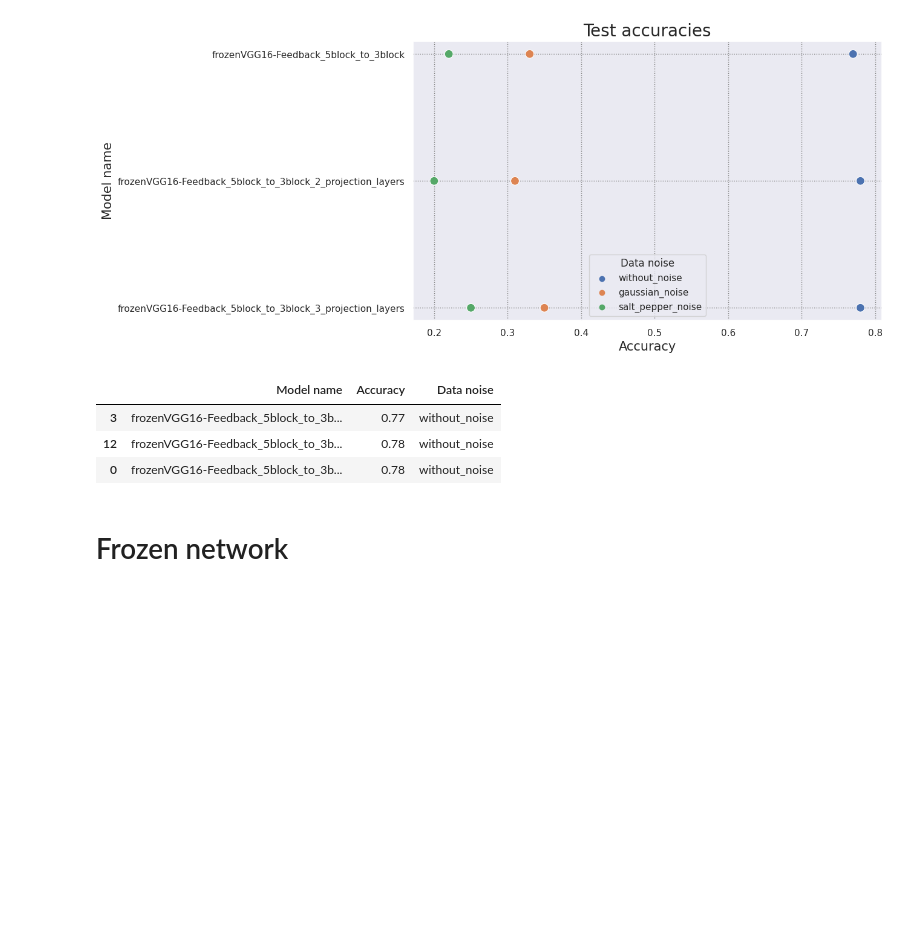
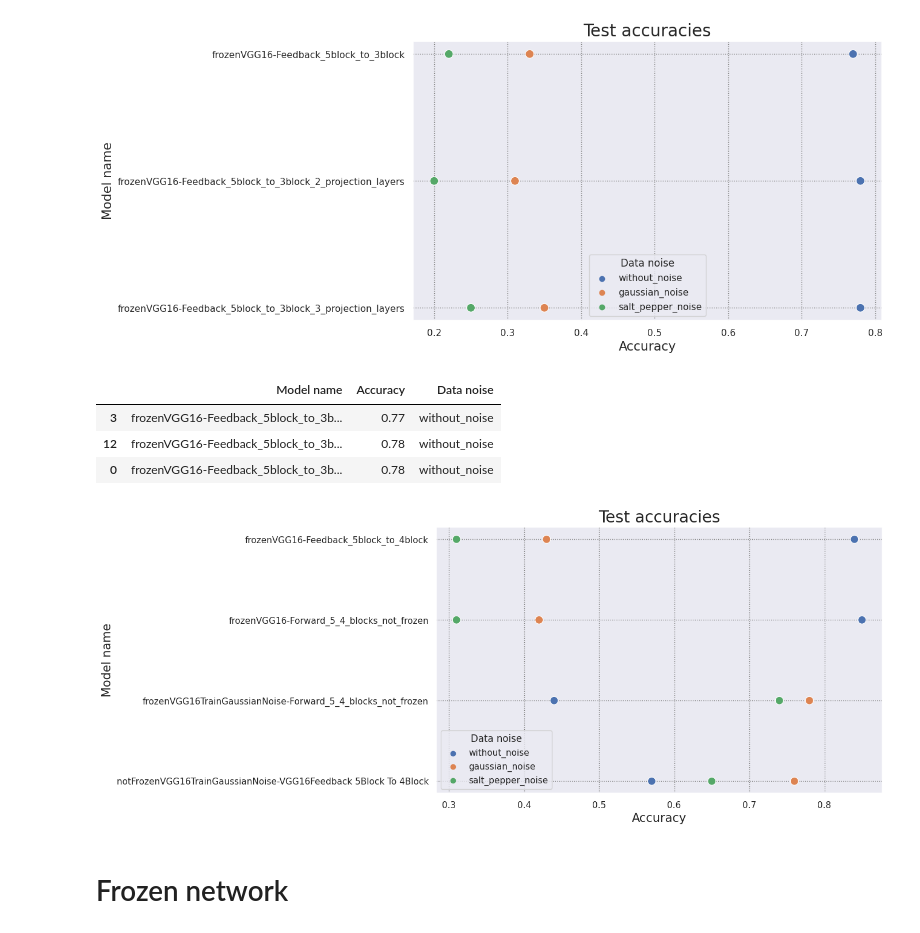
Before and after one commit to Tmozovka/ProjectFeedbackNetworks, a Jupyter notebook: notebooks/Visualise accuracies.ipynb, the cells around one changed output. Saved outputs shown, nothing was run; the diff lists cells and outputs as text; code cells hidden in the pictures; blank space fills up the shorter version.

```diff
--- a/notebooks/Visualise accuracies.ipynb
+++ b/notebooks/Visualise accuracies.ipynb
@@ -96,6 +104,15 @@ ds_5_3_block[ds_5_3_block["Data noise"] == "without_noise"]
 | 3 | frozenVGG16-Feedback_5block_to_3b... | 0.77 | without_noise |
 | 12 | frozenVGG16-Feedback_5block_to_3b... | 0.78 | without_noise |
 | 0 | frozenVGG16-Feedback_5block_to_3b... | 0.78 | without_noise |
+# %%
+answer_research_question2 = training_res.loc[training_res['Model name'].str.contains('5_4_blocks_not_frozen')\
+                                             | training_res['Model name'].str.contains('5block_to_4block')\
+                                             | training_res['Model name'].str.contains('5Block To 4Block')\
+                                             | training_res['Model name'].str.contains('5Block To 4Block')]
+# %%
+plot_accuracies(answer_research_question2)
+# %% [output]
+[figure, added]
 # %%
 def plot_bar_plot(df, title='Test accuracies'):
     sns.set(rc={
```
Also changed, not shown: parts of 12 cells of this notebook, 8 other files.
